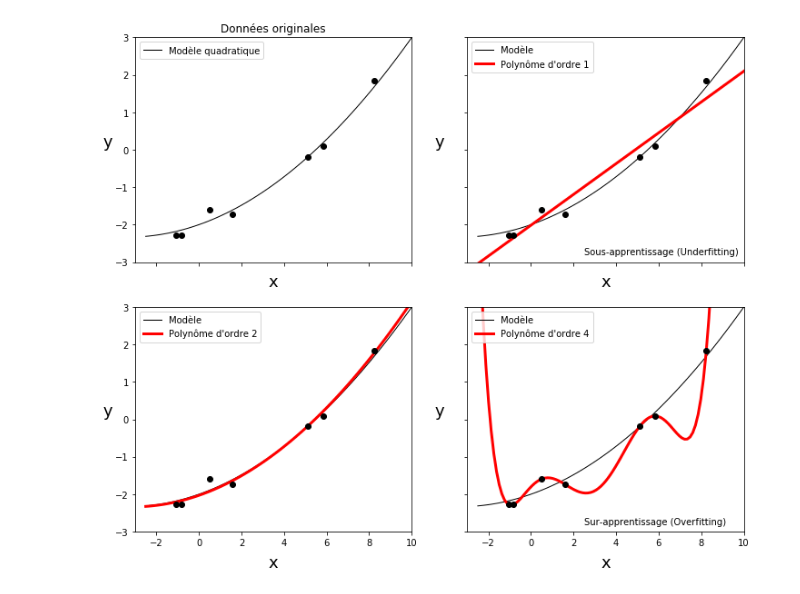
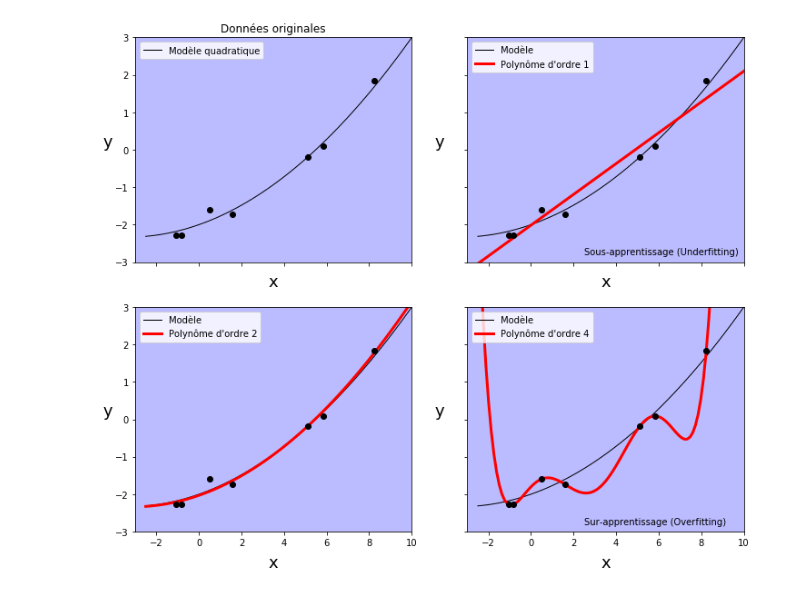
Before and after one commit to AstroPierre/Figures_cours_Christian_ML, a Jupyter notebook: iam-sem01-supervise/genere_fig_10_15.ipynb, the cells around one changed output. Saved outputs shown, nothing was run; the diff lists cells and outputs as text; code cells hidden in the pictures.

```diff
--- a/iam-sem01-supervise/genere_fig_10_15.ipynb
+++ b/iam-sem01-supervise/genere_fig_10_15.ipynb
@@ -50,7 +50,7 @@ ax1.xaxis.set_label_coords(0.5, -0.05)
 ax1.set_xlim(-3., 10.)
 ax1.set_ylim(-3., 3.)
 ax1.legend(['Modèle quadratique'], loc='upper left')
-
+ax1.set_facecolor('#BBBBFF')
 
 
 c = np.polyfit(x, y, 1)
@@ -63,31 +63,34 @@ ax2.set_xlabel('x',fontsize=18)
 ax2.yaxis.set_label_coords(-0.1,0.5)
 ax2.xaxis.set_label_coords(0.5, -0.05)
 ax2.legend(['Modèle',"Polynôme d'ordre 1"], loc='upper left')
 ax2.text(2.5, -2.8, "Sous-apprentissage (Underfitting)", fontsize=10)
+ax2.set_facecolor('#BBBBFF')
 
 c = np.polyfit(x, y, 2)
 yy = np.polyval(c,xx)
 ax3.plot(xx, yy0, color='black', linewidth=1)
 ax3.plot(xx, yy, color='red', linewidth=3)
 ax3.plot(x, y, 'o', color='black')
 ax3.set_ylabel('y',rotation=0,fontsize=18)
 ax3.set_xlabel('x',fontsize=18)
 ax3.yaxis.set_label_coords(-0.1,0.5)
 ax3.xaxis.set_label_coords(0.5, -0.1)
 ax3.legend(['Modèle',"Polynôme d'ordre 2"], loc='upper left')
+ax3.set_facecolor('#BBBBFF')
 
 c = np.polyfit(x, y, 6)
 yy = np.polyval(c,xx)
 ax4.plot(xx, yy0, color='black', linewidth=1)
 ax4.plot(xx, yy, color='red', linewidth=3)
 ax4.plot(x, y, 'o', color='black')
 ax4.set_ylabel('y',rotation=0,fontsize=18)
 ax4.set_xlabel('x',fontsize=18)
 ax4.yaxis.set_label_coords(-0.1,0.5)
 ax4.xaxis.set_label_coords(0.5, -0.1)
 ax4.legend(['Modèle',"Polynôme d'ordre 4"], loc='upper left')
 ax4.text(2.5, -2.8, "Sur-apprentissage (Overfitting)", fontsize=10)
+ax4.set_facecolor('#BBBBFF')
 
 plt.savefig('Figure_10_15.svg', format='svg')
 # %% [output]
-[figure, old version]
+[figure, new version]
```
Also changed, not shown: 1 other file.
